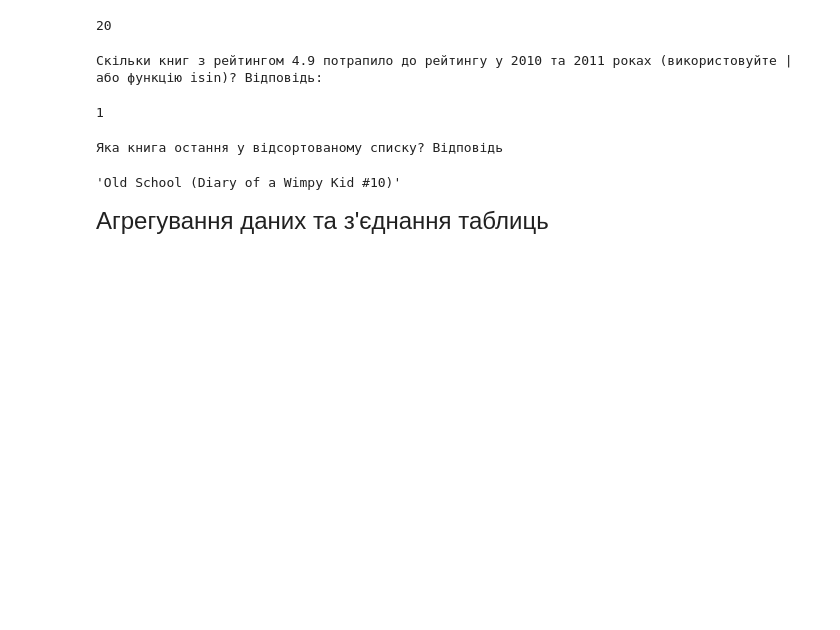
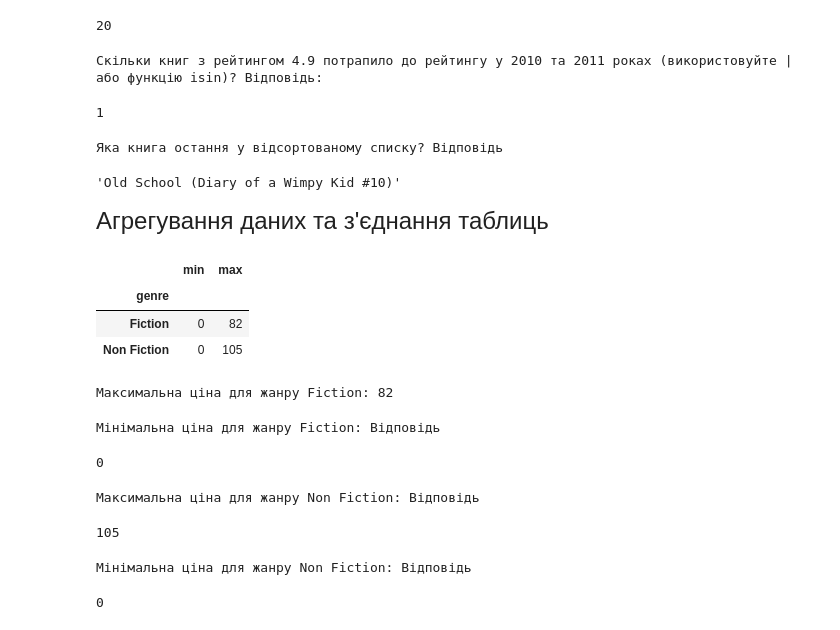
Before and after one commit to Korniev/Data-Sciense, a Jupyter notebook: hw_02/Hw_2.3.ipynb, the cells around one changed output. Saved outputs shown, nothing was run; the diff lists cells and outputs as text; code cells hidden in the pictures; blank space fills up the shorter version.

```diff
--- a/hw_02/Hw_2.3.ipynb
+++ b/hw_02/Hw_2.3.ipynb
@@ -201,3 +201,40 @@ last_book_in_sorted_list
 'Old School (Diary of a Wimpy Kid #10)'
 # %% [markdown]
 <font size="5">Агрегування даних та з'єднання таблиць</font>
+# %%
+# Для початку давайте подивимося на максимальну та мінімальну ціни для кожного з жанрів (використовуйте функції groupby та agg, для підрахунку мінімальних та максимальних значень використовуйте max та min). Не беріть усі стовпці, виберіть тільки потрібні вам
+
+genre_price_stats = data.groupby('genre')['price'].agg(['min', 'max'])
+genre_price_stats
+# %% [output]
+|  | min | max |
+| genre |  |  |
+| Fiction | 0 | 82 |
+| Non Fiction | 0 | 105 |
+# %%
+print("Максимальна ціна для жанру Fiction: Відповідь")
+fiction_max_price = genre_price_stats.loc['Fiction', 'max']
+fiction_max_price
+# %% [output]
+Максимальна ціна для жанру Fiction: 82
+# %%
+print("Мінімальна ціна для жанру Fiction: Відповідь")
+fiction_min_price = genre_price_stats.loc['Fiction', 'min']
+fiction_min_price
+# %% [output]
+Мінімальна ціна для жанру Fiction: Відповідь
+0
+# %%
+print("Максимальна ціна для жанру Non Fiction: Відповідь")
+non_fiction_max_price = genre_price_stats.loc['Non Fiction', 'max']
+non_fiction_max_price
+# %% [output]
+Максимальна ціна для жанру Non Fiction: Відповідь
+105
+# %%
+print("Мінімальна ціна для жанру Non Fiction: Відповідь")
+non_fiction_min_price = genre_price_stats.loc['Non Fiction', 'min']
+non_fiction_min_price
+# %% [output]
+Мінімальна ціна для жанру Non Fiction: Відповідь
+0
```
Also changed, not shown: parts of 1 cell of this notebook.
